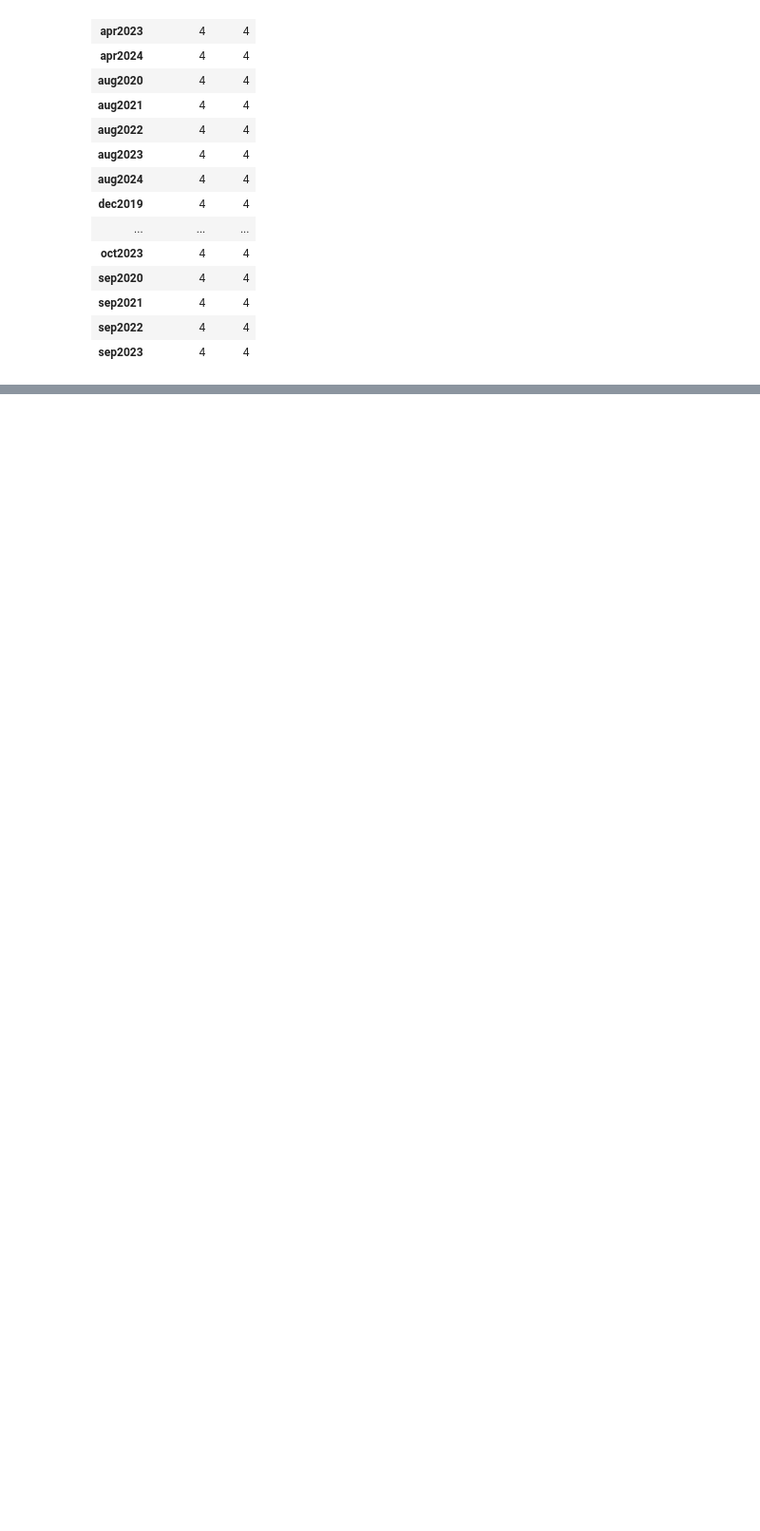
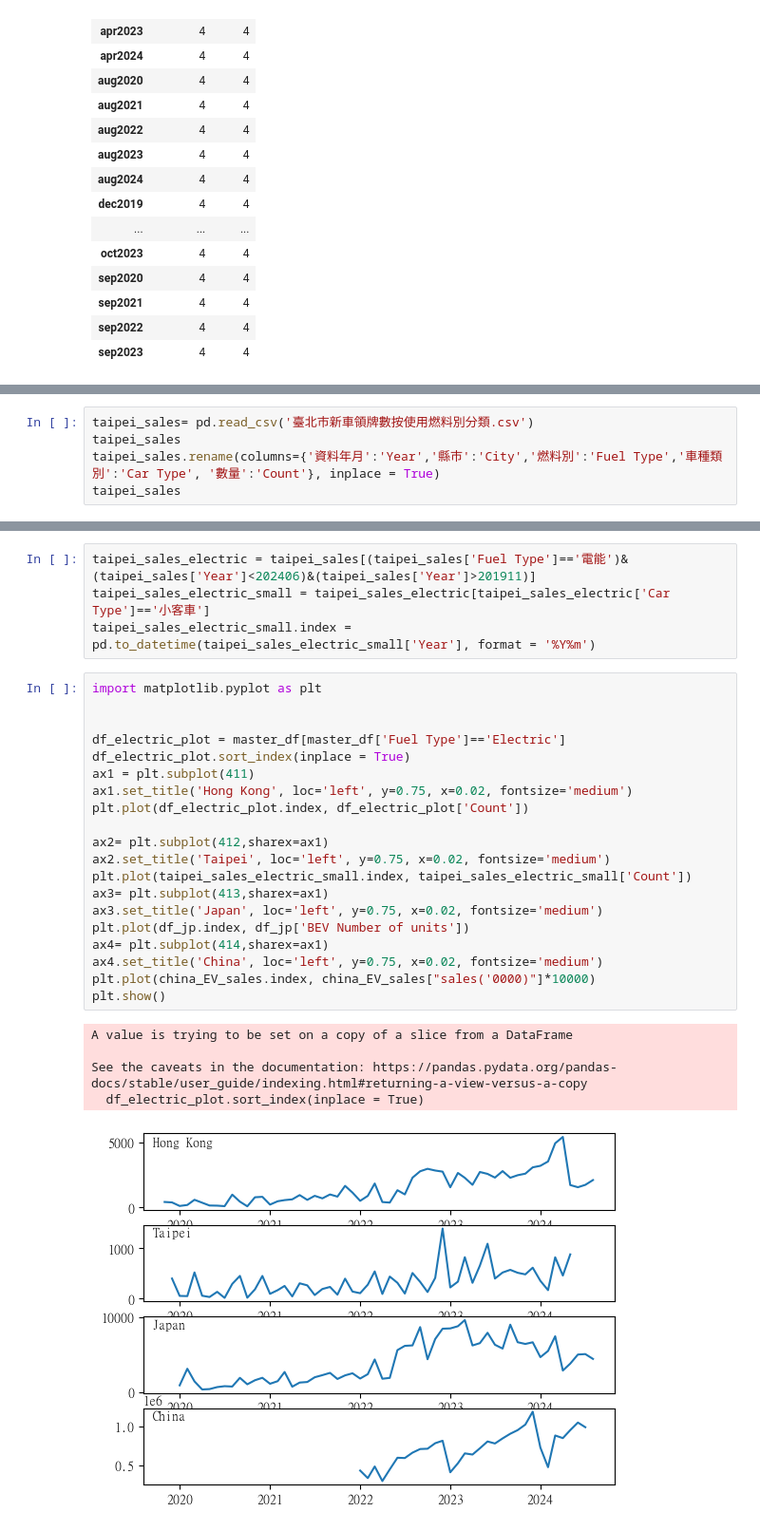
Before and after one commit to lilyleungch/erbscope99, a Jupyter notebook: data_cleansing/KK_HK_Data/projecttest-1.ipynb, the cells around one changed output, grey strips where cells are left out. Shown at 95% size. Saved outputs shown, nothing was run; the diff lists cells and outputs as text; blank space fills up the shorter version.

```diff
--- a/data_cleansing/KK_HK_Data/projecttest-1.ipynb
+++ b/data_cleansing/KK_HK_Data/projecttest-1.ipynb
@@ -316,0 +443,5 @@ sns.scatterplot(data=df_jp, x= df_jp.index, y='BEV Number of units')
+# %%
+taipei_sales= pd.read_csv('臺北市新車領牌數按使用燃料別分類.csv')
+taipei_sales
+taipei_sales.rename(columns={'資料年月':'Year','縣市':'City','燃料別':'Fuel Type','車種類別':'Car Type', '數量':'Count'}, inplace = True)
+taipei_sales
@@ -316,0 +462,30 @@ sns.scatterplot(data=df_jp, x= df_jp.index, y='BEV Number of units')
+# %%
+taipei_sales_electric = taipei_sales[(taipei_sales['Fuel Type']=='電能')&(taipei_sales['Year']<202406)&(taipei_sales['Year']>201911)]
+taipei_sales_electric_small = taipei_sales_electric[taipei_sales_electric['Car Type']=='小客車']
+taipei_sales_electric_small.index = pd.to_datetime(taipei_sales_electric_small['Year'], format = '%Y%m')
+# %%
+import matplotlib.pyplot as plt
+
+
+df_electric_plot = master_df[master_df['Fuel Type']=='Electric']
+df_electric_plot.sort_index(inplace = True)
+ax1 = plt.subplot(411)
+ax1.set_title('Hong Kong', loc='left', y=0.75, x=0.02, fontsize='medium')
+plt.plot(df_electric_plot.index, df_electric_plot['Count'])
+
+ax2= plt.subplot(412,sharex=ax1)
+ax2.set_title('Taipei', loc='left', y=0.75, x=0.02, fontsize='medium')
+plt.plot(taipei_sales_electric_small.index, taipei_sales_electric_small['Count'])
+ax3= plt.subplot(413,sharex=ax1)
+ax3.set_title('Japan', loc='left', y=0.75, x=0.02, fontsize='medium')
+plt.plot(df_jp.index, df_jp['BEV Number of units'])
+ax4= plt.subplot(414,sharex=ax1)
+ax4.set_title('China', loc='left', y=0.75, x=0.02, fontsize='medium')
+plt.plot(china_EV_sales.index, china_EV_sales["sales('0000)"]*10000)
+plt.show()
+# %% [output]
+A value is trying to be set on a copy of a slice from a DataFrame
+
+See the caveats in the documentation: https://pandas.pydata.org/pandas-docs/stable/user_guide/indexing.html#returning-a-view-versus-a-copy
+  df_electric_plot.sort_index(inplace = True)
+[figure, added]
```
Also changed, not shown: parts of 22 cells of this notebook, 3 other files.
